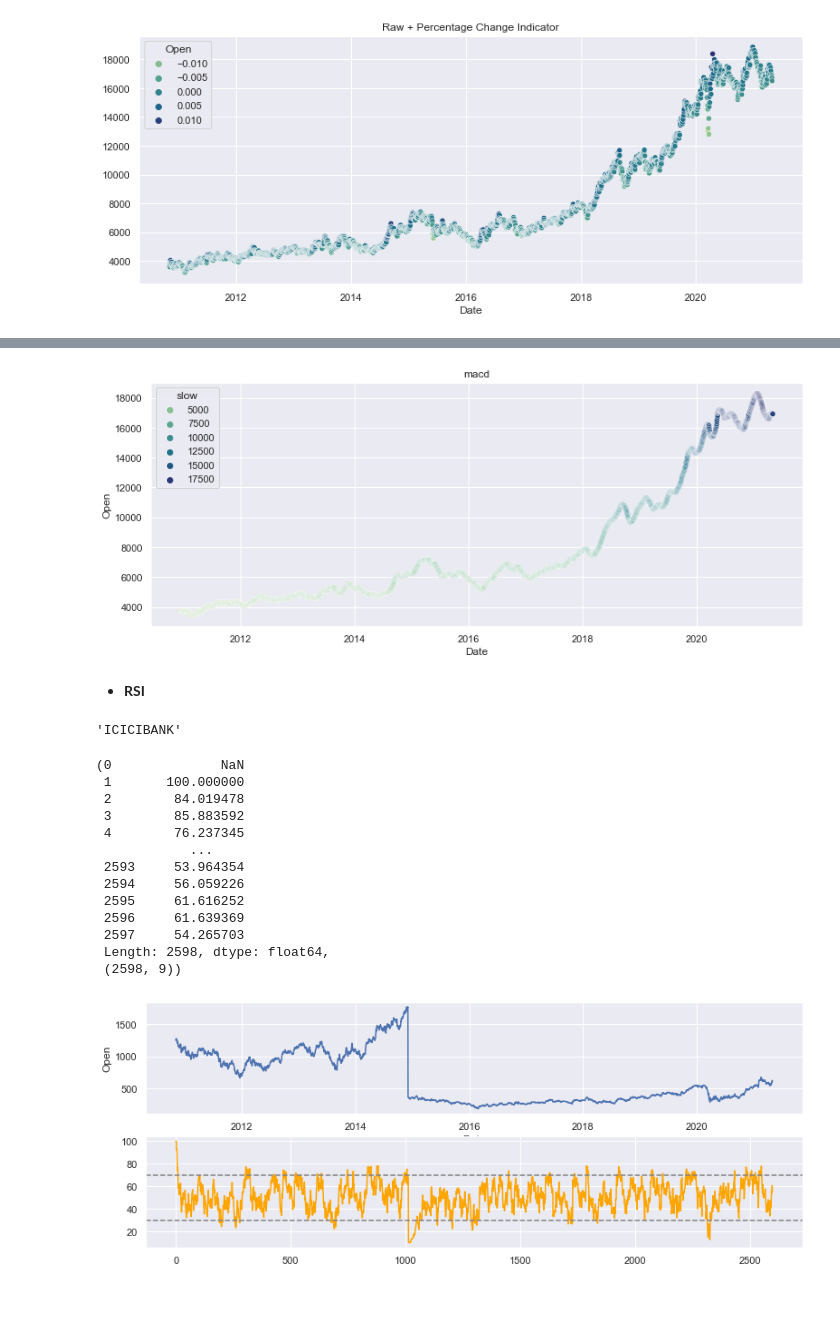
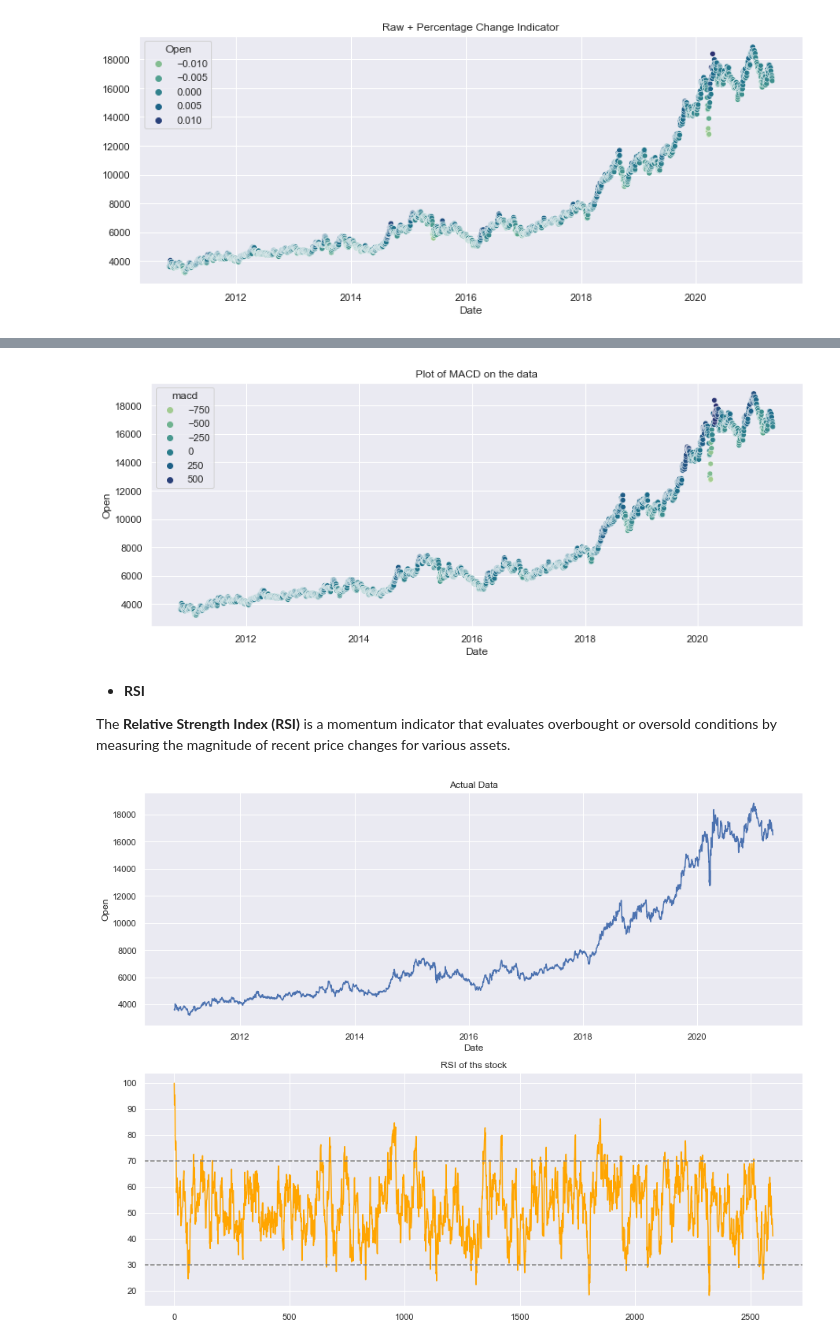
Before and after one commit to AsutoshDalei/stock-work, a Jupyter notebook: Stock Prediction.ipynb, the cells around one changed output, grey strips where cells are left out. Cells and saved outputs as stored; diff of their text form; code cells hidden in the pictures; blank space fills up the shorter version.

```diff
--- a/Stock Prediction.ipynb
+++ b/Stock Prediction.ipynb
@@ -164,15 +171,11 @@ _ = plot_macd(dat['Open'],feature='histogram',standalone=False)
 # %%
-_ = plot_macd(dat['Open'],feature='macd',standalone=False)
+_ = plot_macd(data,standalone=False)
 # %% [output]
-[figure, old version]
+[figure, new version]
 # %% [markdown]
 - **RSI**
+
+The **Relative Strength Index (RSI)** is a momentum indicator that evaluates overbought or oversold conditions by measuring the magnitude of recent price changes for various assets.
-# %%
-cc = np.random.choice(comps)
-dat = dft[dft.Symbol == cc]
-cc
-# %% [output]
-'ICICIBANK'
 # %%
 def indicator_rsi(data, lookback=14):
     ret = data.diff()
@@ -199,40 +202,26 @@ def indicator_rsi(data, lookback=14):
     rsi_df = rsi_df.dropna()
     return rsi_df[3:]
 
-tt = indicator_rsi(dat['Close'])
-tt,dat.shape
+tt = indicator_rsi(data)
-# %% [output]
-(0              NaN
- 1       100.000000
- 2        84.019478
- 3        85.883592
- 4        76.237345
-            ...
- 2593     53.964354
- 2594     56.059226
- 2595     61.616252
- 2596     61.639369
- 2597     54.265703
- Length: 2598, dtype: float64,
- (2598, 9))
 # %%
 def plot_rsi(data,standalone = True):
     ret = indicator_rsi(data)
     if standalone == True:
-        fig, ax = plt.subplots(2, 1, figsize=(13,5))
+        fig, ax = plt.subplots(2, 1, figsize=(15,12))
         sns.lineplot(data = data,ax=ax[0])
+        ax[0].set_title("Actual Data")
         sns.lineplot(data = ret,ax=ax[1],color = 'orange')
         ax[1].axhline(30, linestyle = '--', linewidth = 1.5, color = 'grey')
         ax[1].axhline(70, linestyle = '--', linewidth = 1.5, color = 'grey')
+        ax[1].set_title("RSI of ths stock")
     else:
-        plt.figure(figsize = (10,7))
+        plt.figure(figsize = (13,5))
         sns.scatterplot(data = data,x = data.index, y = data.values,hue=ret,palette='crest')
-        plt.title('RSI Index')
-
+        plt.title('RSI Index on actual data')
     plt.plot()
     return ret
 
-_= plot_rsi(dat['Open'],standalone=True)
+_= plot_rsi(data,standalone=True)
 # %% [output]
-[figure, old version]
+[figure, new version]
 # %%
```
Also changed, not shown: parts of 13 cells of this notebook.
